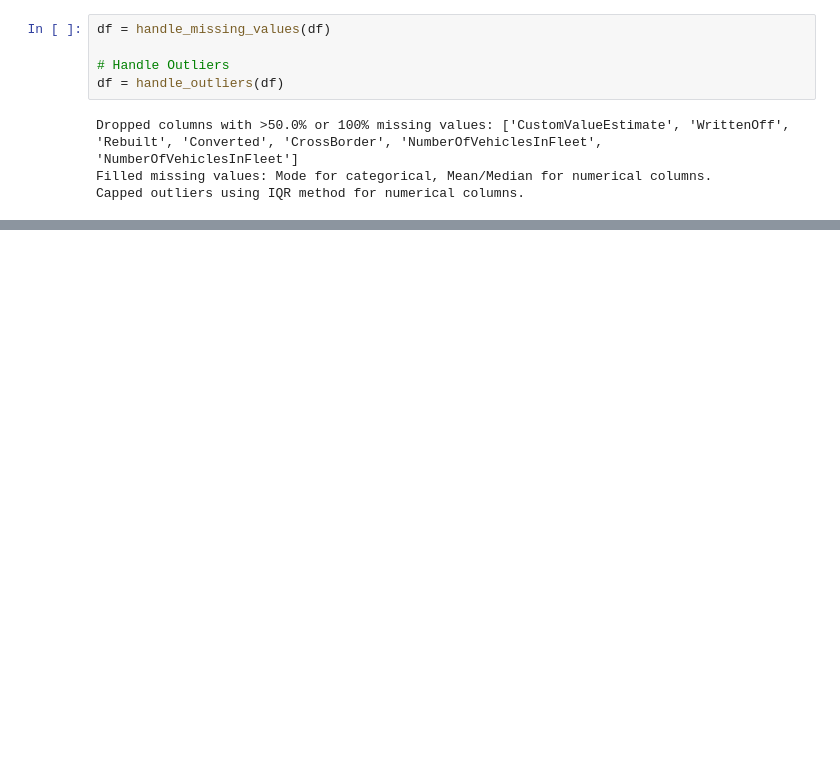
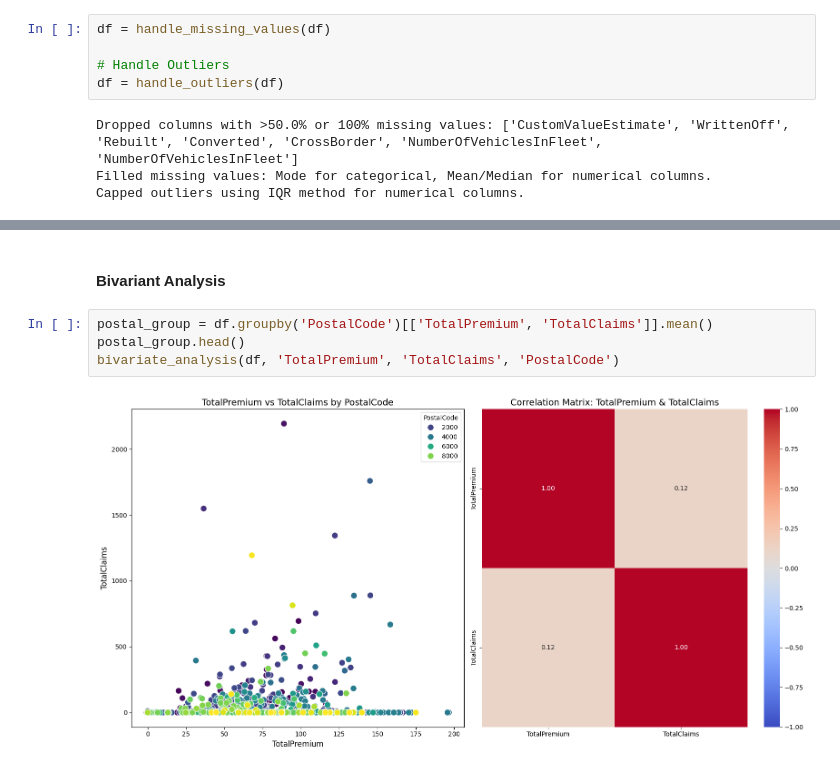
Before and after one commit to Ethel-Star/Week3.AIM3, a Jupyter notebook: notebooks/Task_1.EDA.ipynb, the cells around one changed output, grey strips where cells are left out. Saved outputs shown, nothing was run; the diff lists cells and outputs as text; blank space fills up the shorter version.

```diff
--- a/notebooks/Task_1.EDA.ipynb
+++ b/notebooks/Task_1.EDA.ipynb
@@ -146,0 +164,8 @@ None
+# %% [markdown]
+#### Bivariant Analysis
+# %%
+postal_group = df.groupby('PostalCode')[['TotalPremium', 'TotalClaims']].mean()
+postal_group.head()
+bivariate_analysis(df, 'TotalPremium', 'TotalClaims', 'PostalCode')
+# %% [output]
+[figure, added]
```
Also changed, not shown: parts of 20 cells of this notebook, 7 other files.
